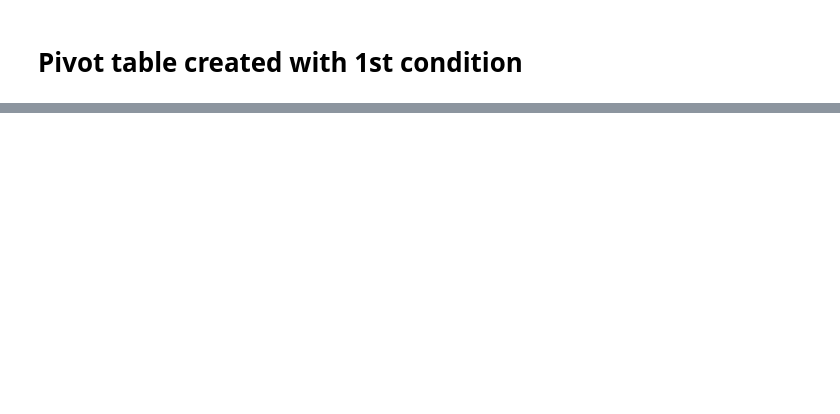
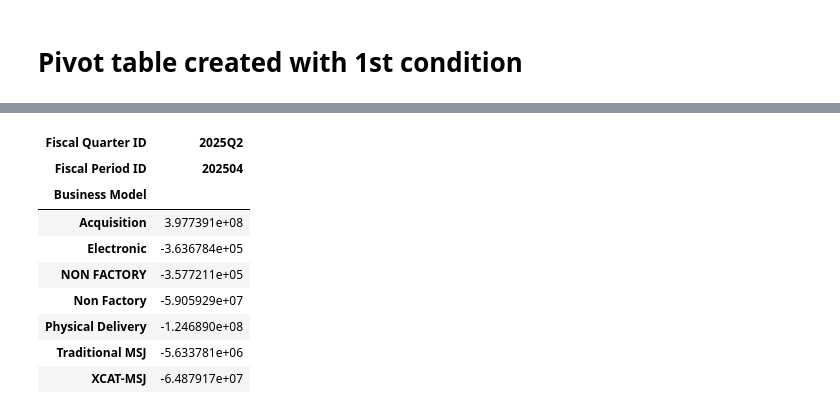
Before and after one commit to sudeshnab19/automation_projects, a Jupyter notebook: ExcelToPivot/excelto36pivots/ExcelToPivot_projectscenario.ipynb, the cells around one changed output, grey strips where cells are left out. Saved outputs shown, nothing was run; the diff lists cells and outputs as text; code cells hidden in the pictures; blank space fills up the shorter version.

```diff
--- a/ExcelToPivot/excelto36pivots/ExcelToPivot_projectscenario.ipynb
+++ b/ExcelToPivot/excelto36pivots/ExcelToPivot_projectscenario.ipynb
@@ -53,0 +132,19 @@ filtered_p2
+# %%
+filtered_df = df[(df['Corporate Bookings Flag'] == 'Y') & (df['Bookings Adjustments Type']=='BOOKING')]
+pbat = pd.pivot_table(filtered_df,
+                    columns=['Fiscal Quarter ID', 'Fiscal Period ID'],
+                    index='Business Model',
+                    values='Product Bookings Net',
+                    aggfunc=sum)
+pbat
+# %% [output]
+| Fiscal Quarter ID | 2025Q2 |
+| Fiscal Period ID | 202504 |
+| Business Model |  |
+| Acquisition | 3.977391e+08 |
+| Electronic | -3.636784e+05 |
+| NON FACTORY | -3.577211e+05 |
+| Non Factory | -5.905929e+07 |
+| Physical Delivery | -1.246890e+08 |
+| Traditional MSJ | -5.633781e+06 |
+| XCAT-MSJ | -6.487917e+07 |
```
Also changed, not shown: parts of 52 cells of this notebook, 7 other files.
